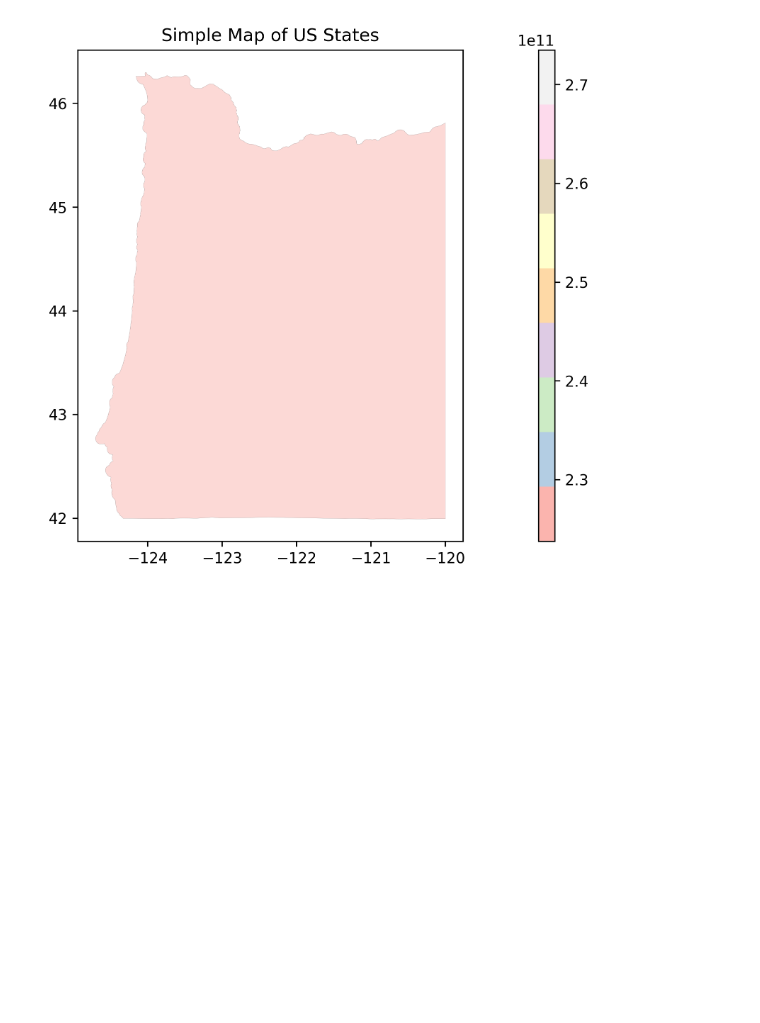
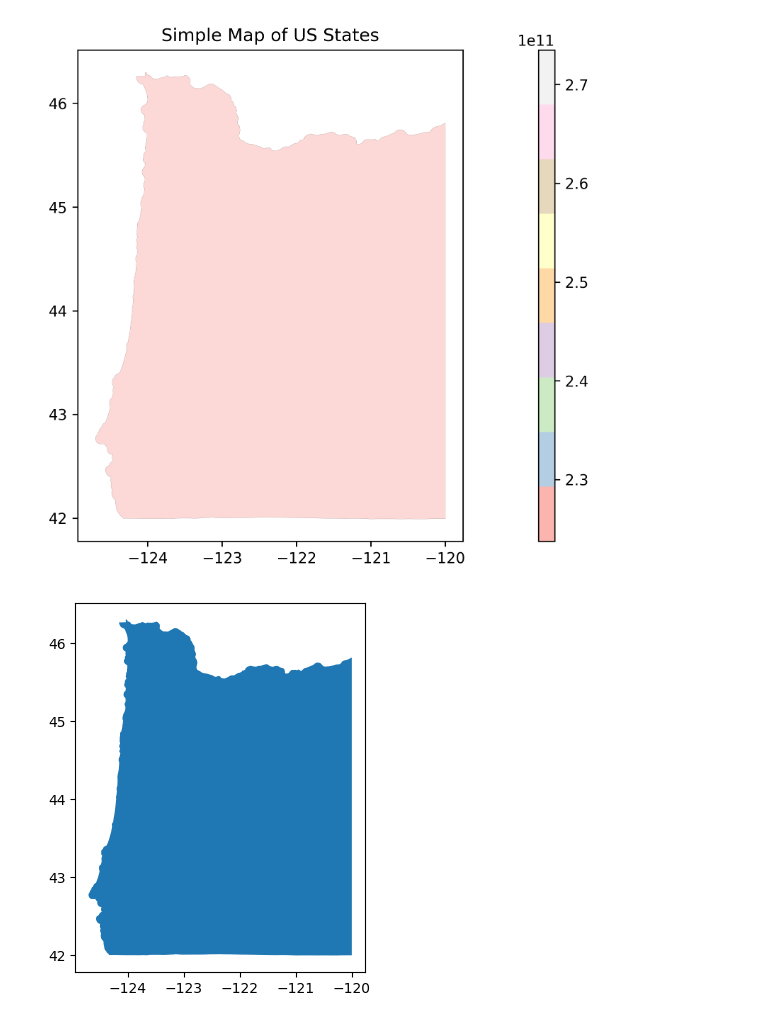
Before and after one commit to mackenzie-norman/worm-project, a Jupyter notebook: notebooks/testing.ipynb, the cells around one changed output. Cells and saved outputs as stored; diff of their text form; code cells hidden in the pictures; blank space fills up the shorter version.

Commit message:
trying to get this raster right

```diff
--- a/testing.ipynb
+++ b/notebooks/testing.ipynb
@@ -3,7 +3,7 @@ import geopandas as gpd
 import matplotlib.pyplot as plt
 from mpl_toolkits.axes_grid1 import make_axes_locatable
 from shapely.geometry import box
-state_path = "tiger-states/tl_2024_us_state.shp"
+state_path = "../tiger-states/tl_2024_us_state.shp"
 
 df = gpd.read_file(state_path)
 df = df.to_crs("EPSG:4326")
@@ -16,12 +16,50 @@ us49 = us49.loc[us49['STUSPS'] == 'OR']
 polygon = box(-125, 41.90, -120, 47)
 poly_gdf = gpd.GeoDataFrame([1], geometry=[polygon], crs=us49.crs)
 us49 = us49.clip(polygon)
+#us49.to_file('dataframe.shp')
+
+#Plot
 f,ax = plt.subplots(1,1, figsize=(8,6), sharex=True, sharey=True, dpi=300)
 plt.title('Simple Map of US States')
 divider = make_axes_locatable(ax)
 cax = divider.append_axes("right", size="3%",pad=0,alpha=0.5)
 us49.plot('ALAND', ax=ax, alpha=0.5, cmap='Pastel1', edgecolor='k', legend=True, cax=cax, linewidth=0.1)
 plt.show()
-us49.to_file('dataframe.shp')
 # %% [output]
 [figure]
+# %%
+import rasterio
+from rasterio.transform import from_origin
+from rasterio.plot import show
+
+# Parameters
+
+# Open the raster and update metadata
+src = rasterio.open("../attempt_raster.tiff")
+#calculated using GIMP
+
+miles_per_pixel = 30/1277
+# Georeferencing parameters (example values)
+origin_x = -125.0  # Longitude of the upper-left corner
+origin_y = 46.0    # Latitude of the upper-left corner
+
+# Convert resolution to degrees if using a geographic CRS (adjust units if necessary)
+resolution_deg = miles_per_pixel * (1.60934)  # miles to km (adjust for scale)
+
+# Define affine transformation: from_origin(left, top, x_res, y_res)
+transform = from_origin(origin_x, origin_y, resolution_deg, -resolution_deg)
+src.transform = transform
+
+#src.crs = 'EPSG:4326'  # Assign appropriate CRS
+
+fig, ax = plt.subplots()
+
+# transform rasterio plot to real world coords
+#extent = [-125, 41.90, -120, 47]
+
+#show(src,  ax=ax, )#extent = extent )
+us49.plot(ax=ax)
+
+plt.show()
+# %% [output]
+[figure, added]
```
Also changed, not shown: 3 other files.
